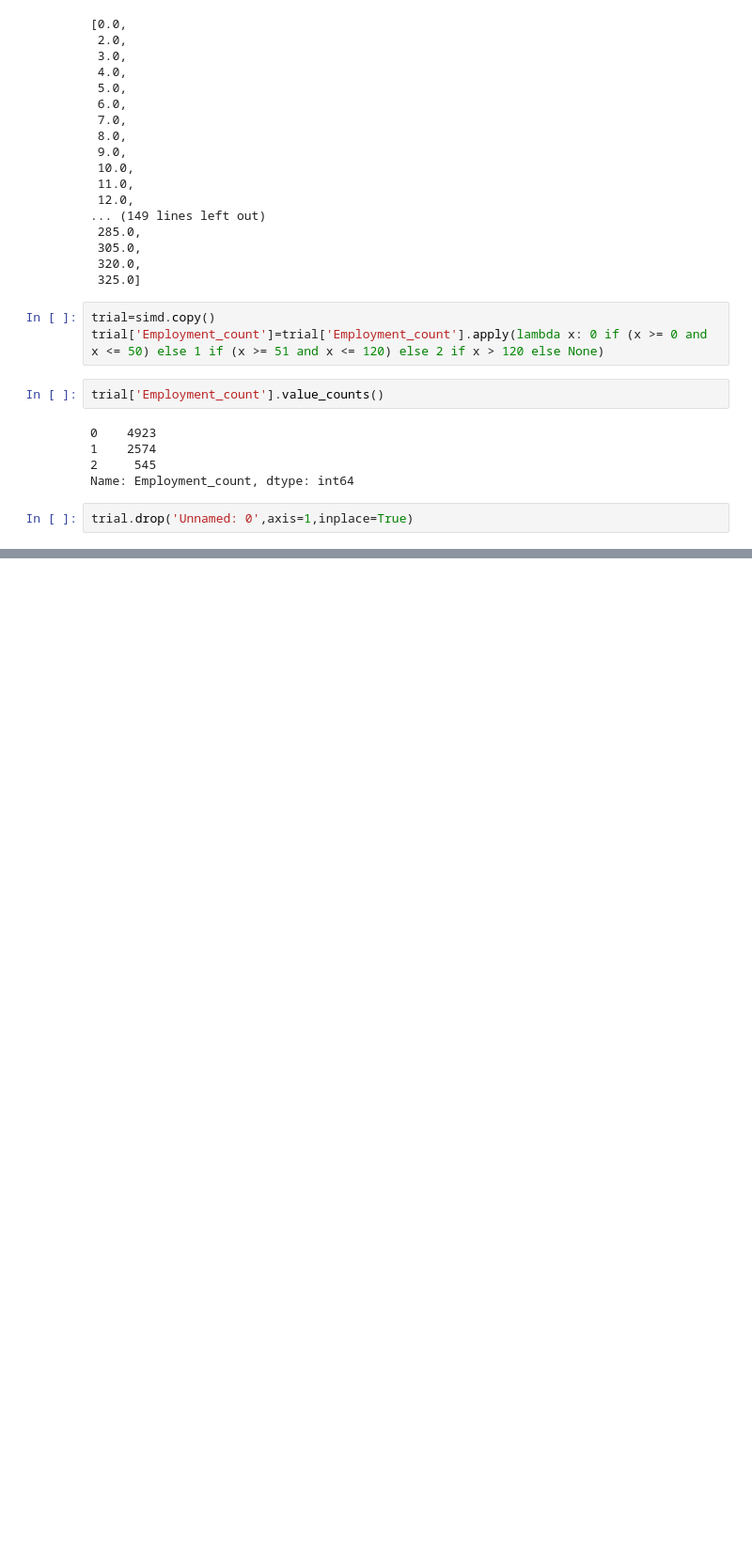
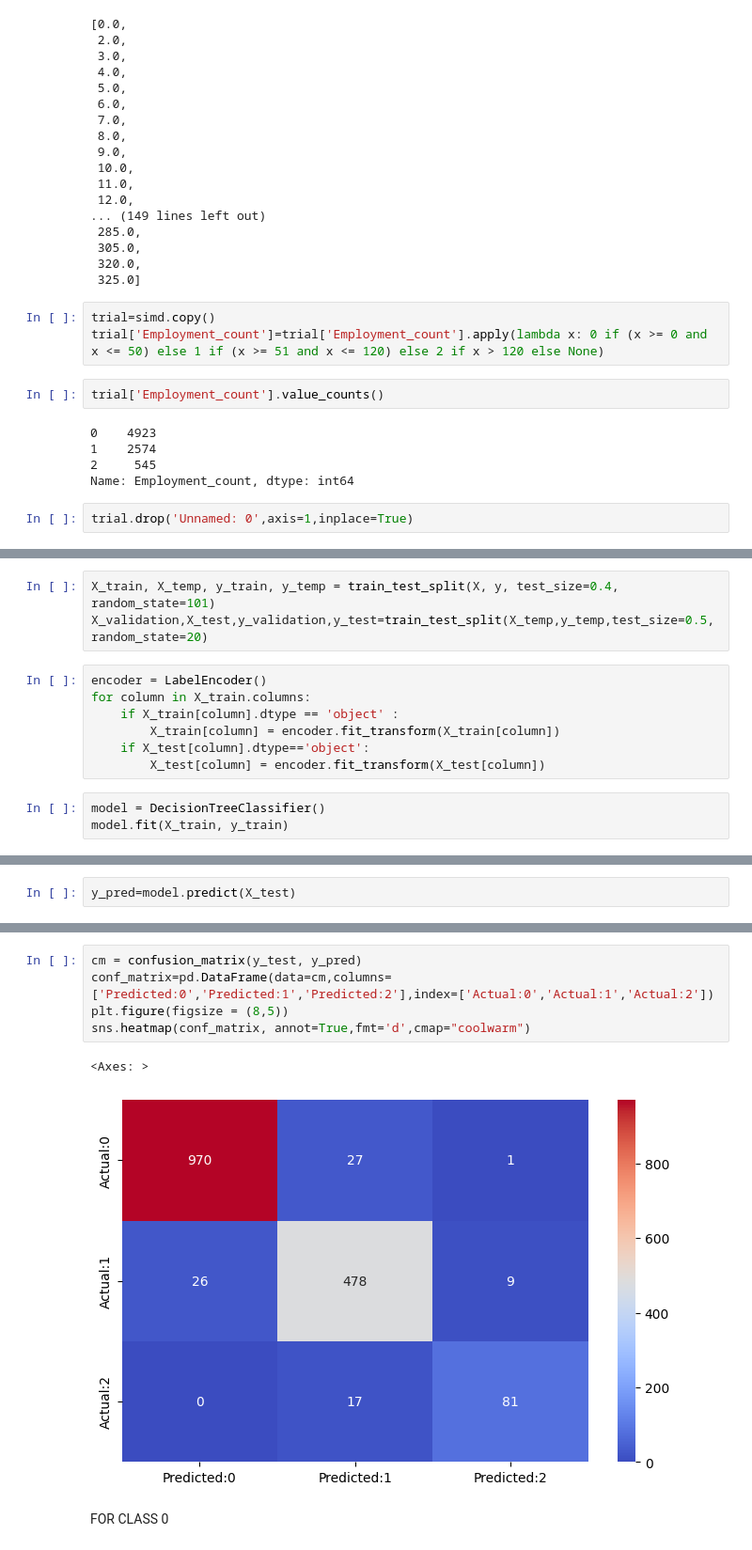
Before and after one commit to Akarshan-Jaiswal/Project_ALBA, a Jupyter notebook: notebooks/Decision_Tree_Jaga.ipynb, the cells around one changed output, grey strips where cells are left out. Shown at 94% size. Saved outputs shown, nothing was run; the diff lists cells and outputs as text; blank space fills up the shorter version.

Commit message:
Update decision tree
Built base model for predicting employment

```diff
--- a/notebooks/Decision_Tree_Jaga.ipynb
+++ b/notebooks/Decision_Tree_Jaga.ipynb
@@ -218,0 +204,13 @@ dtype: object
+# %%
+X_train, X_temp, y_train, y_temp = train_test_split(X, y, test_size=0.4, random_state=101)
+X_validation,X_test,y_validation,y_test=train_test_split(X_temp,y_temp,test_size=0.5,random_state=20)
+# %%
+encoder = LabelEncoder()
+for column in X_train.columns:
+    if X_train[column].dtype == 'object' :
+        X_train[column] = encoder.fit_transform(X_train[column])
+    if X_test[column].dtype=='object':
+        X_test[column] = encoder.fit_transform(X_test[column])
+# %%
+model = DecisionTreeClassifier()
+model.fit(X_train, y_train)
@@ -218,0 +219,2 @@ dtype: object
+# %%
+y_pred=model.predict(X_test)
@@ -218,0 +233,10 @@ dtype: object
+# %%
+cm = confusion_matrix(y_test, y_pred)
+conf_matrix=pd.DataFrame(data=cm,columns=['Predicted:0','Predicted:1','Predicted:2'],index=['Actual:0','Actual:1','Actual:2'])
+plt.figure(figsize = (8,5))
+sns.heatmap(conf_matrix, annot=True,fmt='d',cmap="coolwarm")
+# %% [output]
+<Axes: >
+[figure, added]
+# %% [markdown]
+FOR CLASS 0
```
Also changed, not shown: parts of 11 cells of this notebook.
